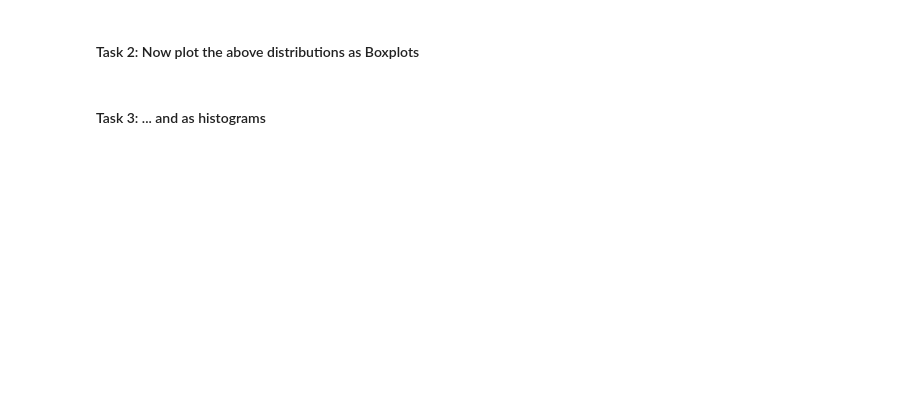
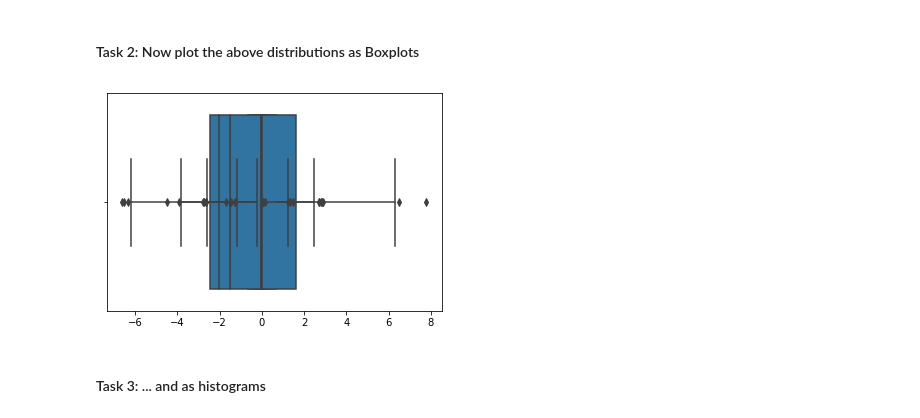
Before and after one commit to TrisKast/DataScience-Bioinformatics, a Jupyter notebook: notebooks/Day1_Visualization.ipynb, the cells around one changed output. Saved outputs shown, nothing was run; the diff lists cells and outputs as text; code cells hidden in the pictures; blank space fills up the shorter version.

```diff
--- a/notebooks/Day1_Visualization.ipynb
+++ b/notebooks/Day1_Visualization.ipynb
@@ -29,4 +88,10 @@ based on http://www.labri.fr/perso/nrougier/teaching/matplotlib/
 # %% [markdown]
 #### Task 2: Now plot the above distributions as Boxplots
+# %%
+for mu, variance, color in params:
+    y1 = np.random.normal(mu, np.sqrt(variance), 1000)
+    ax = sns.boxplot(y1)
+# %% [output]
+[figure, added]
 # %% [markdown]
 #### Task 3: ... and as histograms
```
Also changed, not shown: parts of 7 cells of this notebook, 1 other file.
